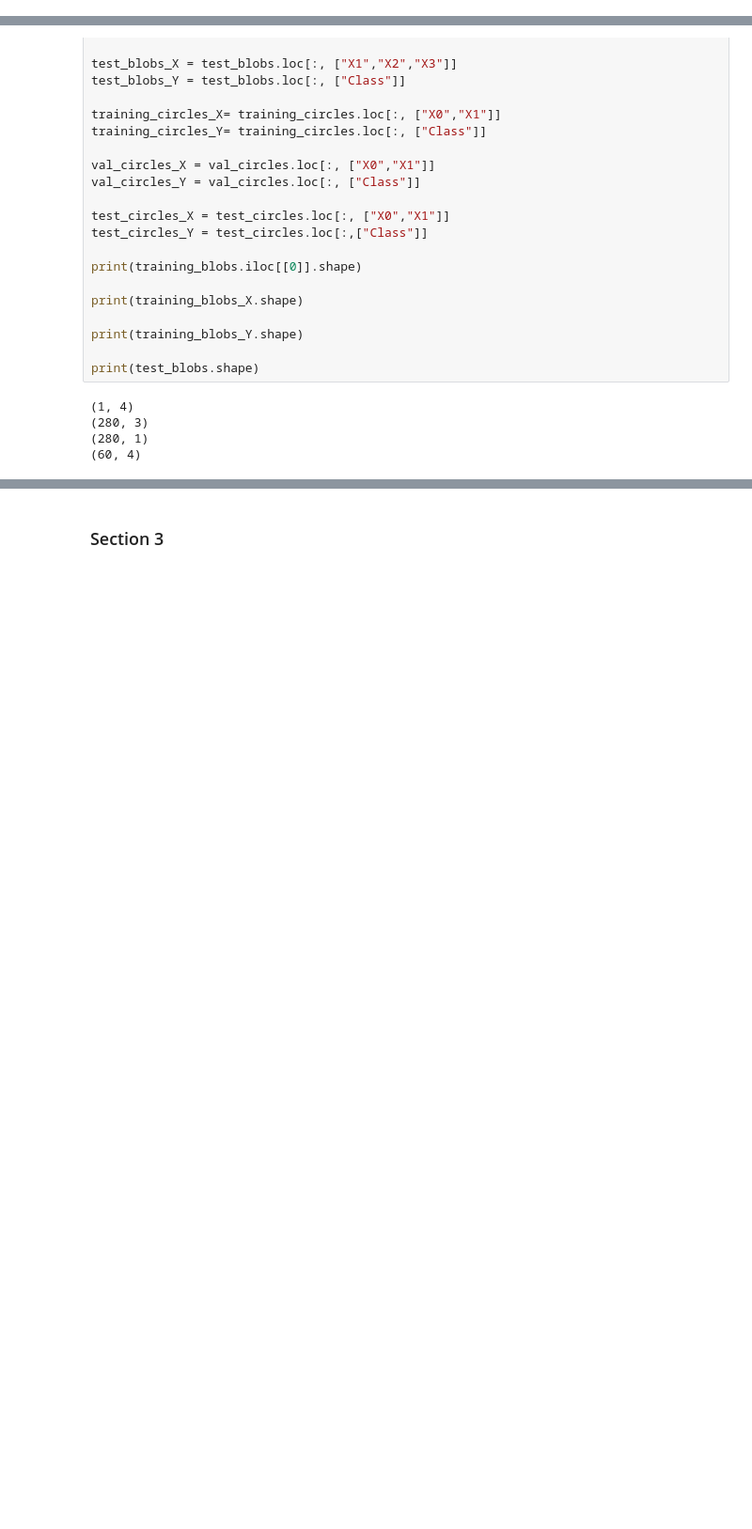
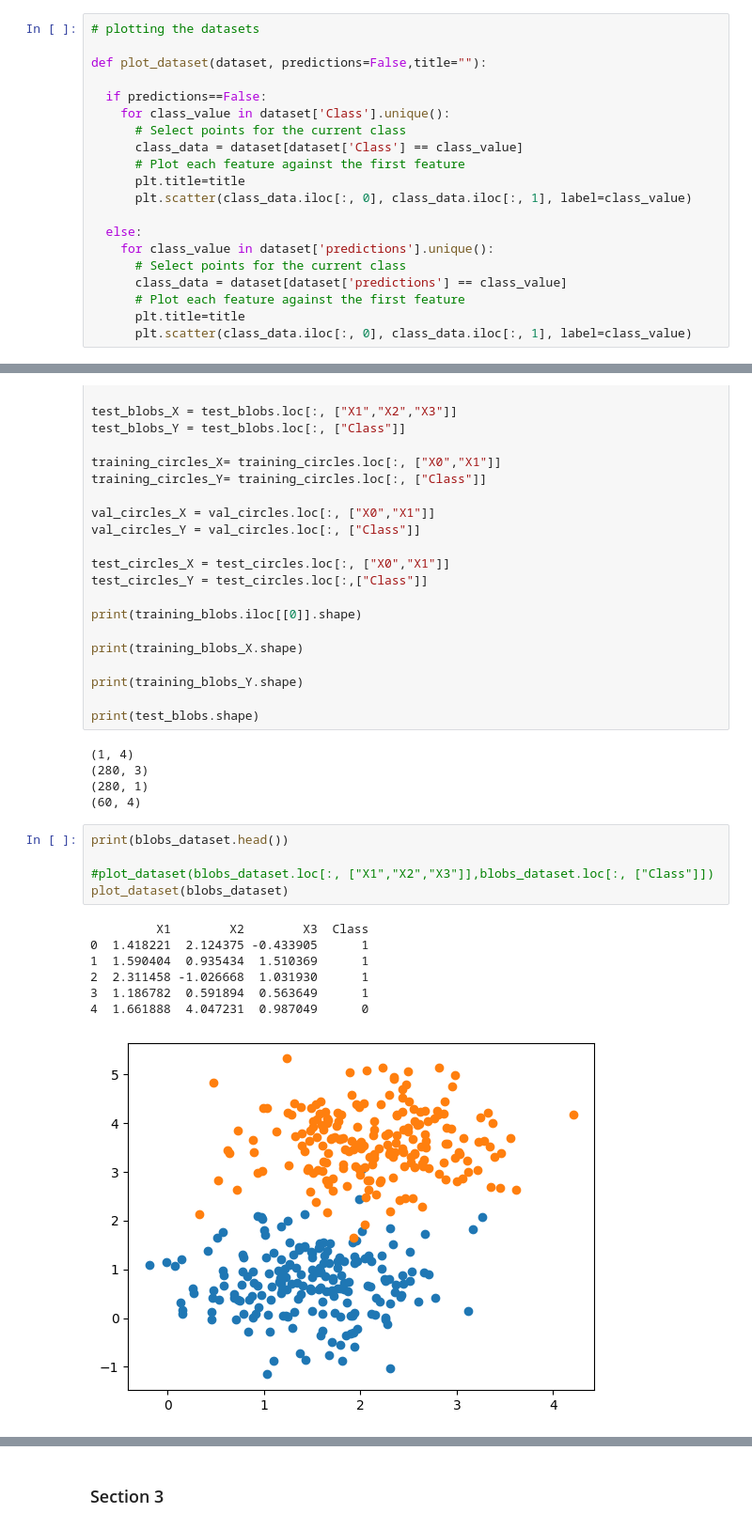
Before and after one commit to STRMNGnwo/CT5133-DeepLearning, a Jupyter notebook: DeepLearningAssignment_1.ipynb, the cells around one changed output, grey strips where cells are left out. Shown at 94% size. Saved outputs shown, nothing was run; the diff lists cells and outputs as text; blank space fills up the shorter version.

```diff
--- a/DeepLearningAssignment_1.ipynb
+++ b/DeepLearningAssignment_1.ipynb
@@ -202,3 +237,23 @@ Circles dataset:
+# %%
+# plotting the datasets
+
+def plot_dataset(dataset, predictions=False,title=""):
+
+  if predictions==False:
+    for class_value in dataset['Class'].unique():
+      # Select points for the current class
+      class_data = dataset[dataset['Class'] == class_value]
+      # Plot each feature against the first feature
+      plt.title=title
+      plt.scatter(class_data.iloc[:, 0], class_data.iloc[:, 1], label=class_value)
+
+  else:
+    for class_value in dataset['predictions'].unique():
+      # Select points for the current class
+      class_data = dataset[dataset['predictions'] == class_value]
+      # Plot each feature against the first feature
+      plt.title=title
+      plt.scatter(class_data.iloc[:, 0], class_data.iloc[:, 1], label=class_value)
 # %%
 training_blobs = blobs_dataset.sample(frac=0.7, random_state=69)
 training_circles = circles_dataset.sample(frac=0.7, random_state=69)
@@ -246,3 +301,16 @@ print(test_blobs.shape)
 (280, 3)
 (280, 1)
 (60, 4)
+# %%
+print(blobs_dataset.head())
+
+#plot_dataset(blobs_dataset.loc[:, ["X1","X2","X3"]],blobs_dataset.loc[:, ["Class"]])
+plot_dataset(blobs_dataset)
+# %% [output]
+         X1        X2        X3  Class
+0  1.418221  2.124375 -0.433905      1
+1  1.590404  0.935434  1.510369      1
+2  2.311458 -1.026668  1.031930      1
+3  1.186782  0.591894  0.563649      1
+4  1.661888  4.047231  0.987049      0
+[figure, added]
```
Also changed, not shown: parts of 44 cells of this notebook.
